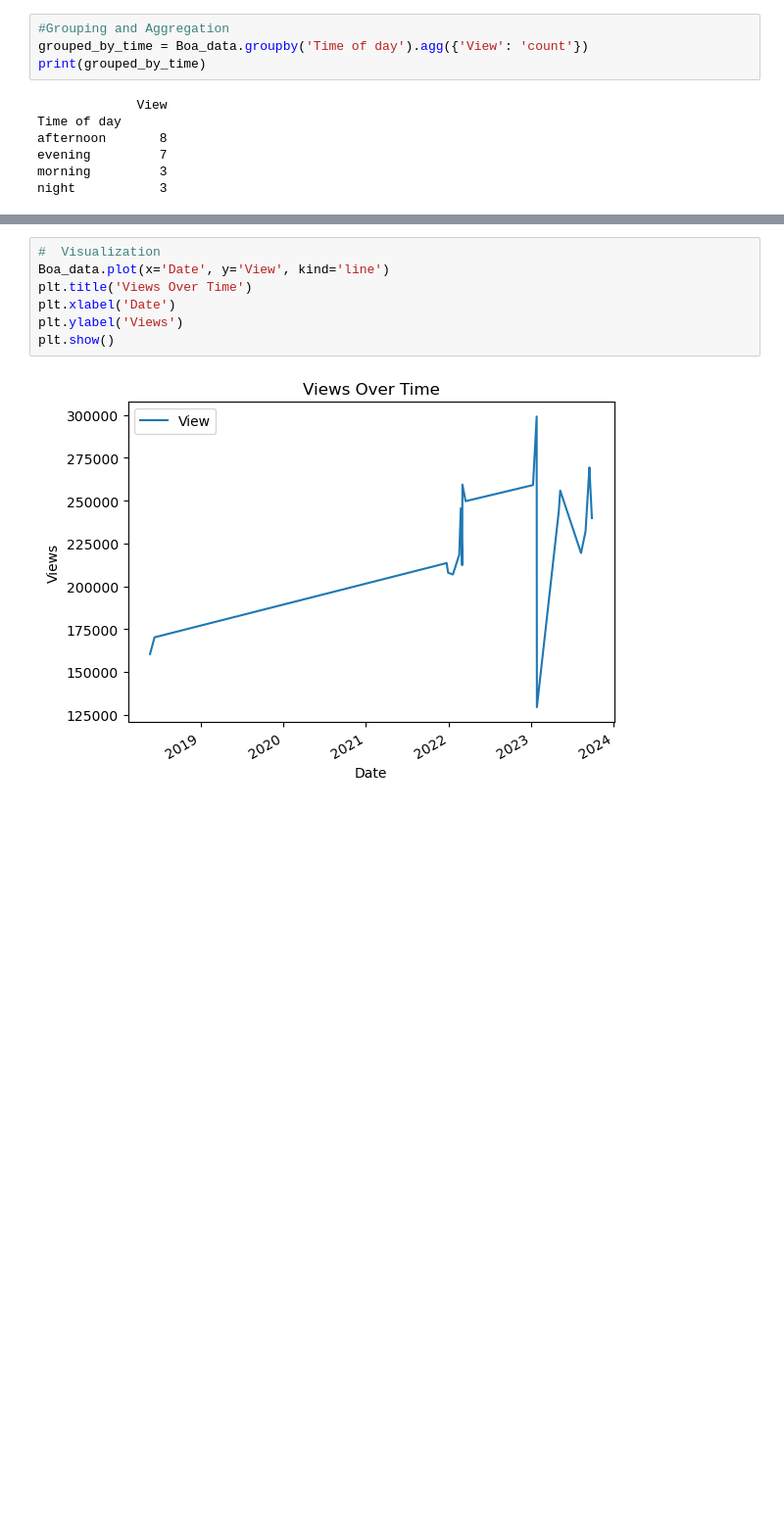
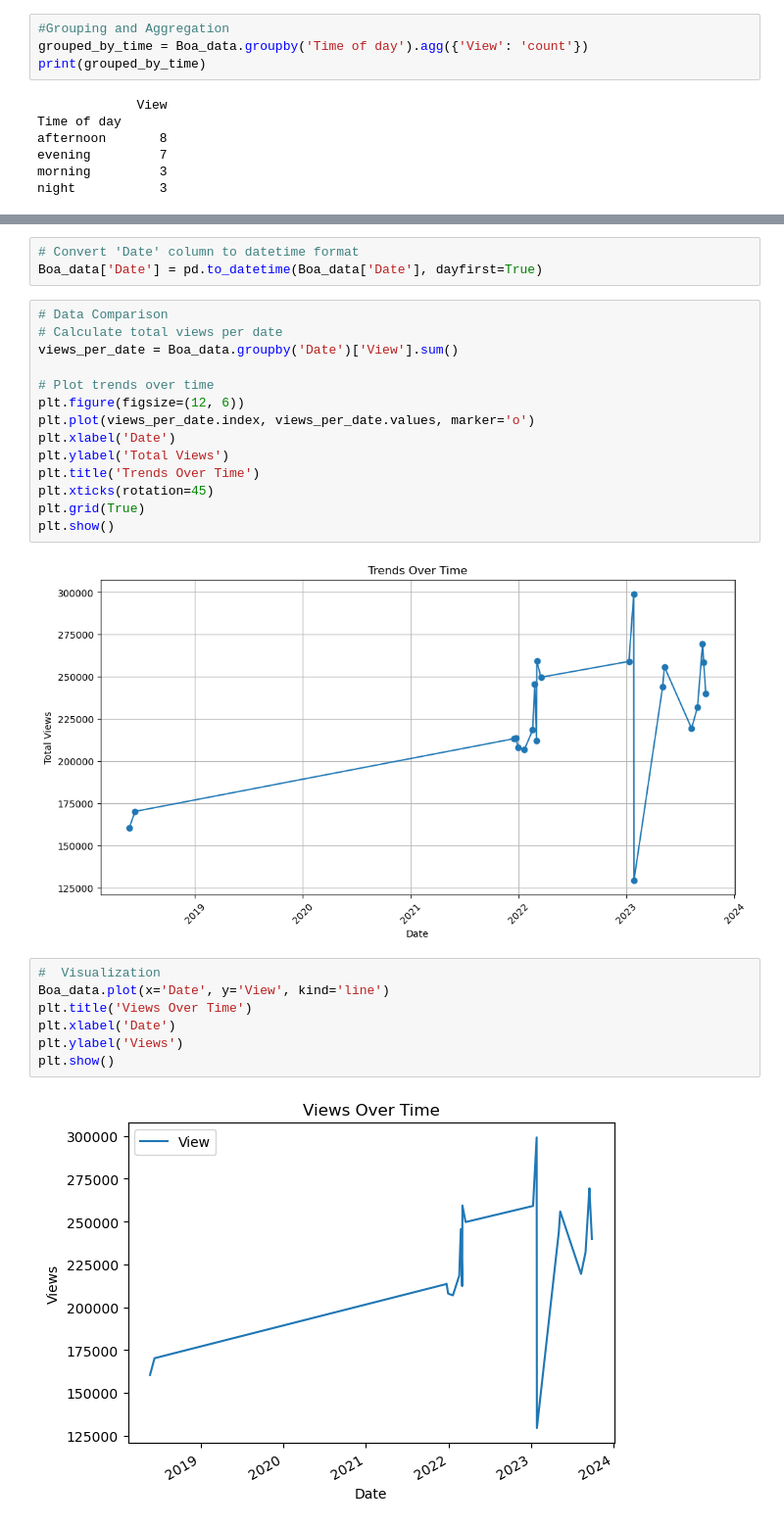
Before and after one commit to jodahe1/Tech-savvy-bank-, a Jupyter notebook: Task-1/BankAnalysis.ipynb, the cells around one changed output, grey strips where cells are left out. Shown at 98% size. Saved outputs shown, nothing was run; the diff lists cells and outputs as text; blank space fills up the shorter version.

```diff
--- a/Task-1/BankAnalysis.ipynb
+++ b/Task-1/BankAnalysis.ipynb
@@ -45,3 +142,22 @@ night           3
+# %%
+# Convert 'Date' column to datetime format
+Boa_data['Date'] = pd.to_datetime(Boa_data['Date'], dayfirst=True)
+# %%
+# Data Comparison
+# Calculate total views per date
+views_per_date = Boa_data.groupby('Date')['View'].sum()
+
+# Plot trends over time
+plt.figure(figsize=(12, 6))
+plt.plot(views_per_date.index, views_per_date.values, marker='o')
+plt.xlabel('Date')
+plt.ylabel('Total Views')
+plt.title('Trends Over Time')
+plt.xticks(rotation=45)
+plt.grid(True)
+plt.show()
+# %% [output]
+[figure, added]
 # %%
 #  Visualization
 Boa_data.plot(x='Date', y='View', kind='line')
```
Also changed, not shown: parts of 12 cells of this notebook, 2 other files.
